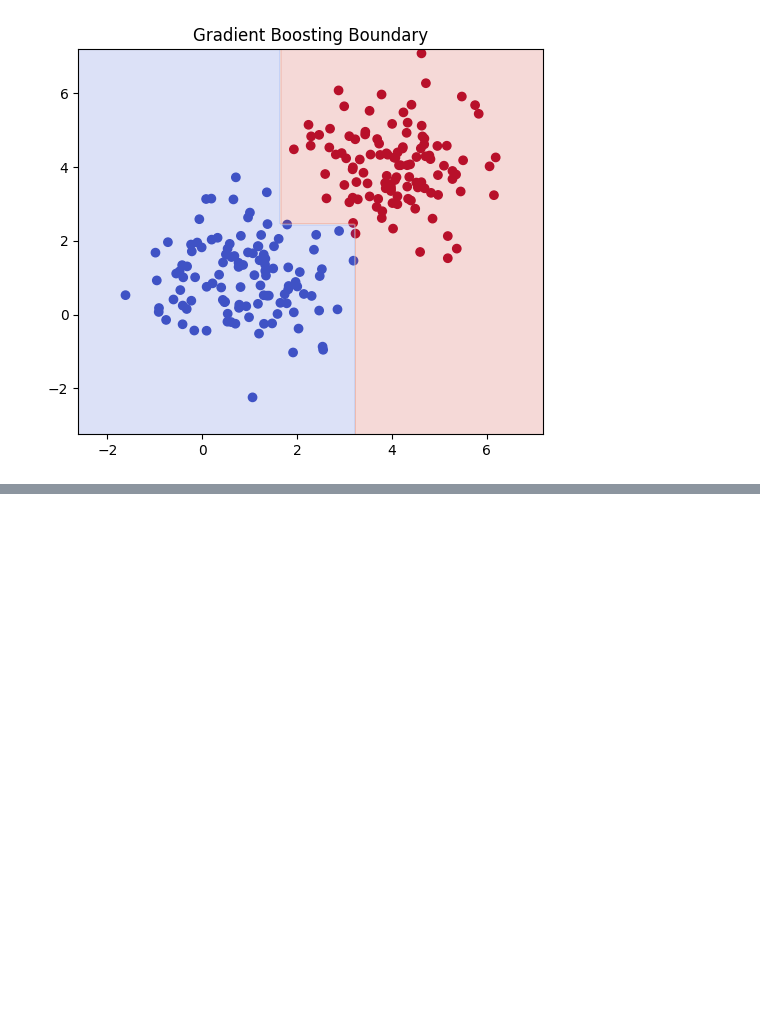
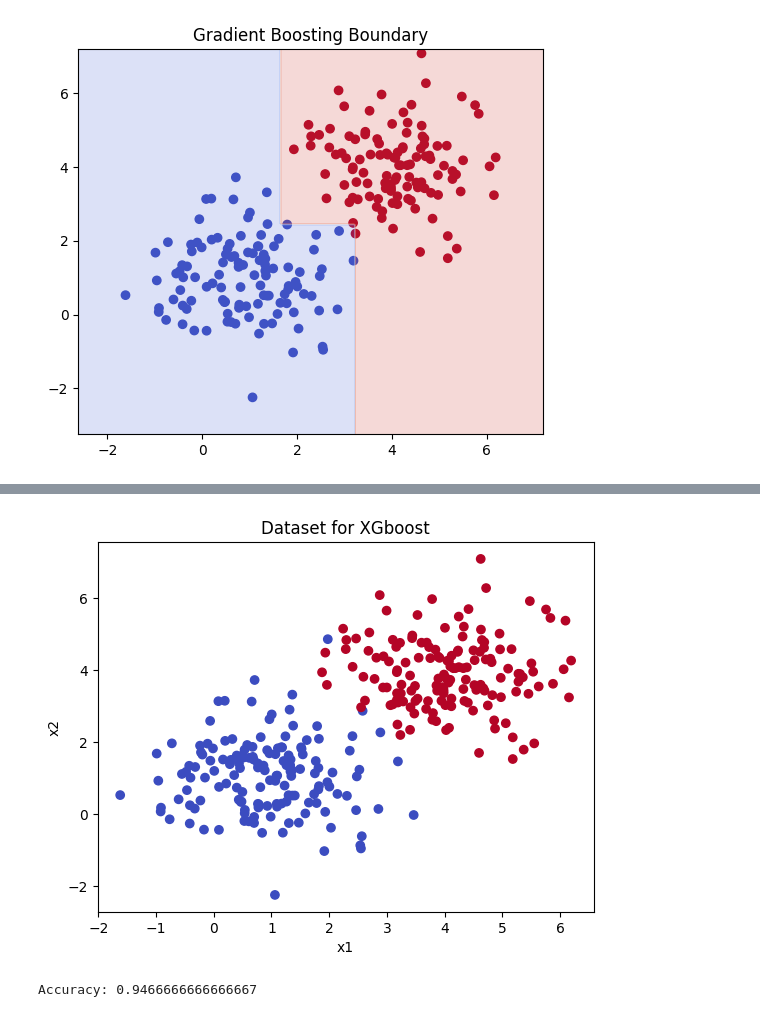
Before and after one commit to avikumart/DA-DS-Questions, a Jupyter notebook: ML_coding/Ml_coding_and_interviewn_practice.ipynb, the cells around one changed output, grey strips where cells are left out. Saved outputs shown, nothing was run; the diff lists cells and outputs as text; code cells hidden in the pictures; blank space fills up the shorter version.

Commit message:
xgboost modeling algo updated

```diff
--- a/ML_coding/Ml_coding_and_interviewn_practice.ipynb
+++ b/ML_coding/Ml_coding_and_interviewn_practice.ipynb
@@ -1951,0 +1961,50 @@ plot_boundary(gb, X_train, y_train, "Gradient Boosting Boundary")
+# %%
+import numpy as np
+import pandas as pd
+from xgboost import XGBClassifier
+from sklearn.model_selection import train_test_split
+from sklearn.metrics import accuracy_score
+
+np.random.seed(42)
+
+# class 0
+x1_0 = np.random.normal(1, 1, 150)
+x2_0 = np.random.normal(1, 1, 150)
+
+# class 1
+x1_1 = np.random.normal(4, 1, 150)
+x2_1 = np.random.normal(4, 1, 150)
+
+# stack the x and define the target y
+X = np.vstack([np.column_stack([x1_0, x2_0]),
+               np.column_stack([x1_1,x2_1])])
+
+y = np.array([0]*150 + [1]*150)
+# %%
+# plot the scatter chart for the input data
+plt.scatter(X[:,0], X[:,1], c=y, cmap="coolwarm")
+plt.title("Dataset for XGboost")
+plt.xlabel("x1")
+plt.ylabel("x2")
+plt.show()
+# %% [output]
+[figure, added]
+# %%
+X_train, X_test, y_train, y_test = train_test_split(X, y, test_size=0.25, random_state=42)
+
+xgb = XGBClassifier(
+    n_estimators=100,
+    max_depth=5,
+    learning_rate=0.1,
+    subsample=0.8,
+    colsample_bytree=0.8,
+    random_state=42
+)
+
+xgb.fit(X_train, y_train)
+
+pred = xgb.predict(X_test)
+
+print("Accuracy:", accuracy_score(y_test, pred))
+# %% [output]
+Accuracy: 0.9466666666666667
```
Also changed, not shown: parts of 11 cells of this notebook.
